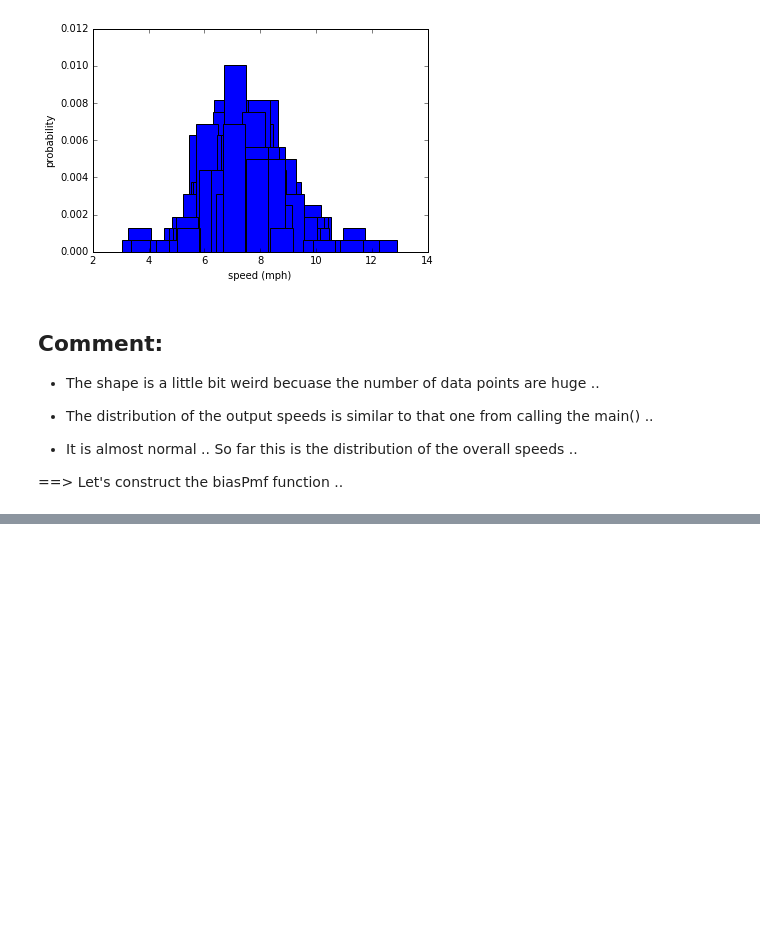
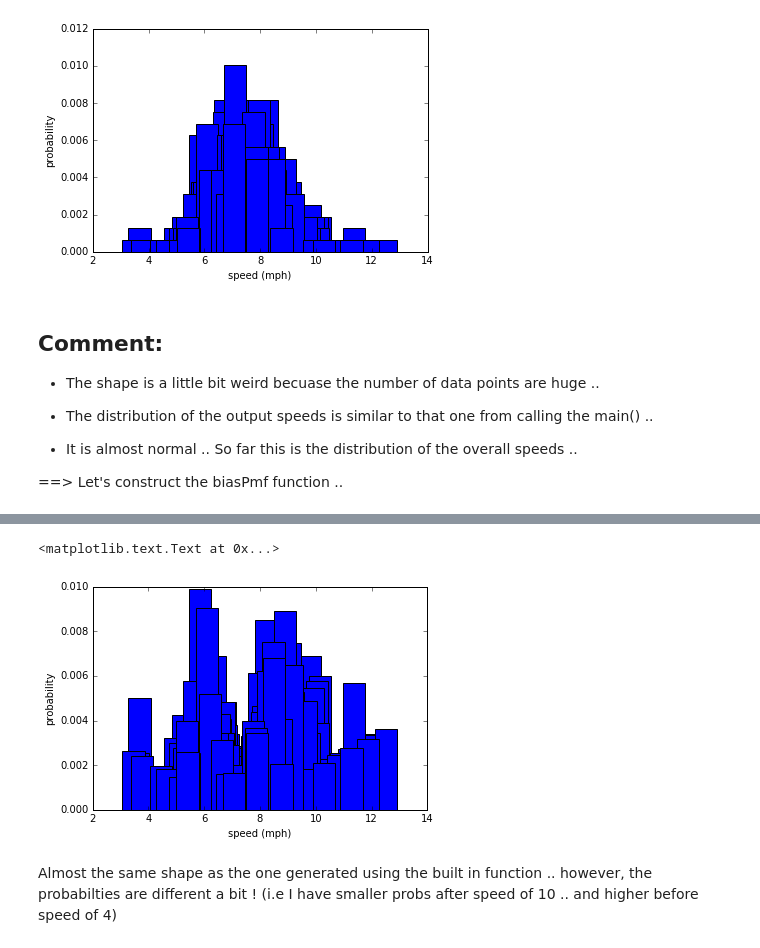
Before and after one commit to EAboelhamd/Statistical_Exploration, a Jupyter notebook: Chapter-3- CDF Practice/Chapter-3, Ex. 3.2, (Speeds reading), python.ipynb, the cells around one changed output, grey strips where cells are left out. Saved outputs shown, nothing was run; the diff lists cells and outputs as text; code cells hidden in the pictures; blank space fills up the shorter version.

```diff
--- a/Chapter-3- CDF Practice/Chapter-3, Ex. 3.2, (Speeds reading), python.ipynb
+++ b/Chapter-3- CDF Practice/Chapter-3, Ex. 3.2, (Speeds reading), python.ipynb
@@ -124,0 +157,26 @@ relay_soln.main()
+# %%
+def BiasPMF(pmf, runner_speed):
+    diff = []
+    mult_ = []
+
+    for i in xrange(len(pmf.d.keys())):
+        diff.append(abs(pmf.d.keys()[i] - runner_speed))  ## speeds
+        mult_.append(pmf.d.get(pmf.d.keys()[i], 0) * diff[i]) ## look for the key, If it's not found it returns 0, then add the finding as the key's value
+
+
+    norm = [float(i)/sum(mult_) for i in mult_]  ## normalized probs
+
+    return norm
+    # mult_[1:10]
+    # norm
+# %%
+norm = BiasPMF(pmf, runner_speed)
+# %%
+plt.bar(pmf.d.keys(), norm)
+plt.xlabel('speed (mph)') ## speeds not difference of speeds
+plt.ylabel('probability')
+# %% [output]
+<matplotlib.text.Text at 0x...>
+[figure, added]
+# %% [markdown]
+Almost the same shape as the one generated using the built in function .. however, the probabilties are different a bit ! (i.e I have smaller probs after speed of 10 .. and higher before speed of 4)
```
Also changed, not shown: parts of 17 cells of this notebook.
